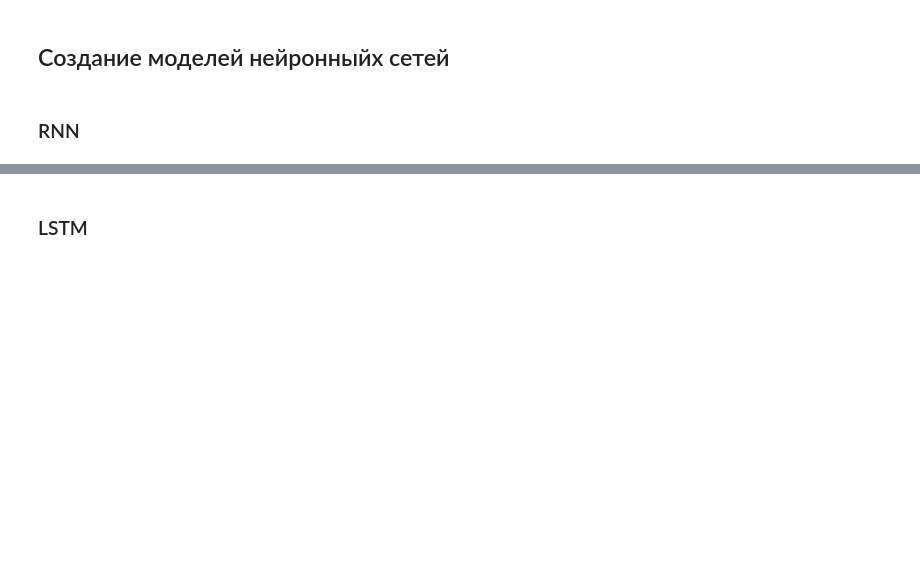
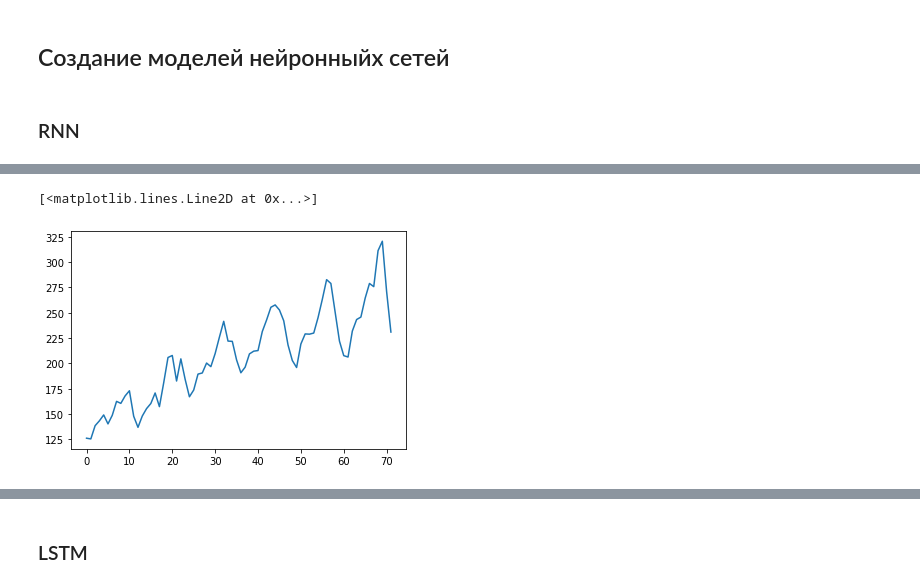
Before and after one commit to rttrif/Training_Repository_TrifonovRS, a Jupyter notebook: [GeekBrains] Introduction to Neural Networks/Урок 5. Рекуррентные нейронные сети/Урок 5. Рекуррентные нейронные сети.ipynb, the cells around one changed output, grey strips where cells are left out. Cells and saved outputs as stored; diff of their text form; code cells hidden in the pictures; blank space fills up the shorter version.

```diff
--- a/[GeekBrains] Introduction to Neural Networks/Урок 5. Рекуррентные нейронные сети/Урок 5. Рекуррентные нейронные сети.ipynb
+++ b/[GeekBrains] Introduction to Neural Networks/Урок 5. Рекуррентные нейронные сети/Урок 5. Рекуррентные нейронные сети.ipynb
@@ -205,0 +272,5 @@ TypeError: Cannot convert a symbolic Keras input/output to a numpy array. This e
+# %%
+plt.plot(trainPredict)
+# %% [output]
+[<matplotlib.lines.Line2D at 0x...>]
+[figure, added]
```
Also changed, not shown: parts of 34 cells of this notebook.
